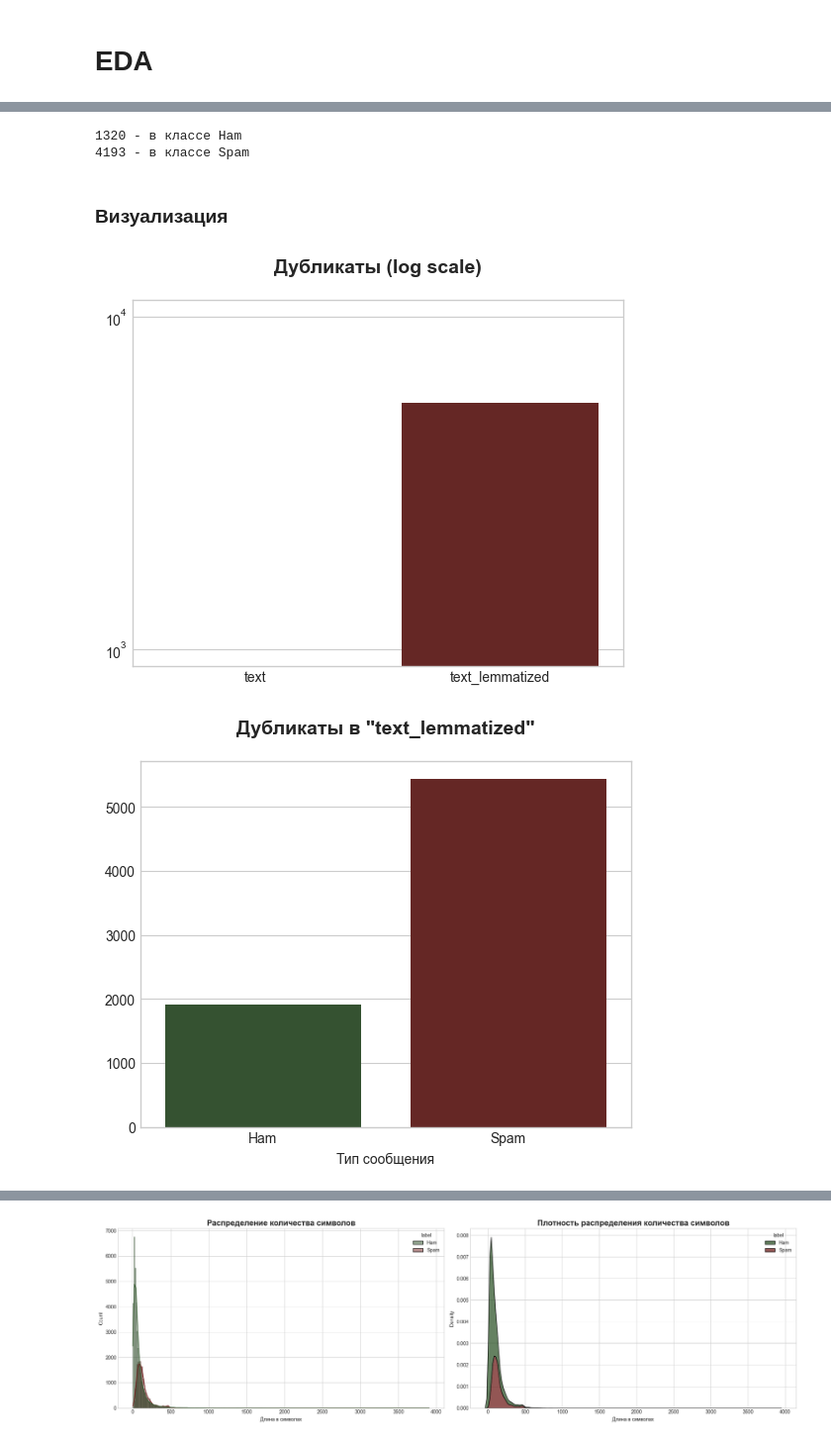
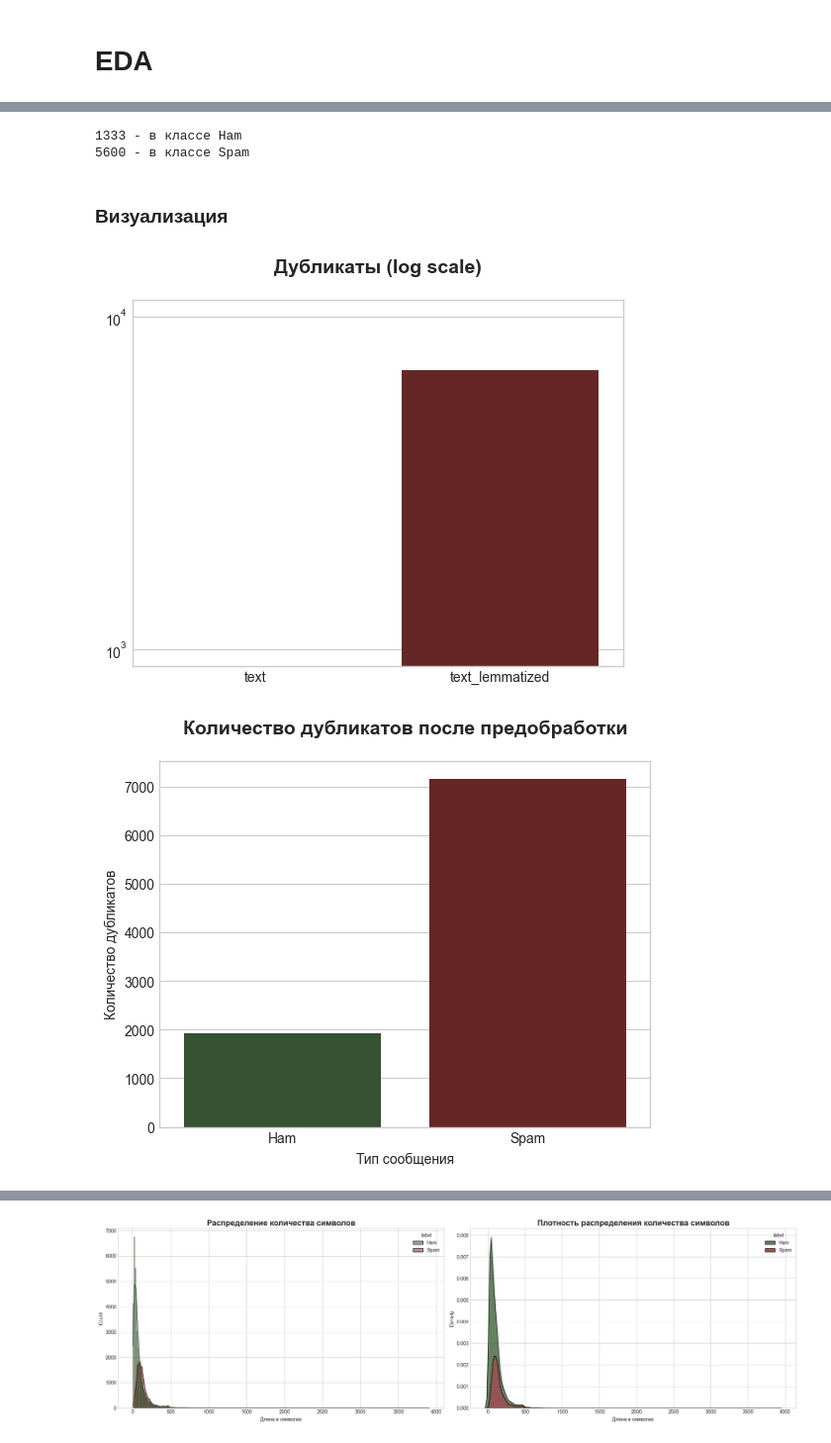
Before and after one commit to cherryBOMBcherry/project_SpamBotDetector, a Jupyter notebook: EDA.ipynb, the cells around one changed output, grey strips where cells are left out. Shown at 99% size. Drawn from its saved outputs; the diff is of its cells as text; code cells hidden in the pictures.

```diff
--- a/EDA.ipynb
+++ b/EDA.ipynb
@@ -227,0 +199,4 @@ df.head(5)
+# %%
+df = pd.read_csv('.\\datasets\\ham_spam_dataset_preprocessed.csv', index_col = 0)
+df.dropna(inplace = True, ignore_index = True)
+df.head(5)
@@ -273,8 +255,8 @@ df_check (df)
 print(df[df['label'] == 0].duplicated(subset=['text_lemmatized']).sum(), "- в классе Ham")
 print(df[df['label'] == 1].duplicated(subset=['text_lemmatized']).sum(), "- в классе Spam")
 # %% [output]
-1320 - в классе Ham
-4193 - в классе Spam
+1333 - в классе Ham
+5600 - в классе Spam
 # %% [markdown]
 ### Визуализация
 # %%
@@ -293,22 +275,22 @@ plt.yscale('log') # делаем столбик 'text' заметее на фо
 plt.title('Дубликаты (log scale)', fontsize=14, fontweight='bold', pad=20)
 plt.show()
 # %% [output]
-[figure, old version]
+[figure, new version]
 # %%
 # график количества дубликатов в леммат. варианте
 sns.countplot(
     data=df[df.duplicated(subset=['text_lemmatized'], keep=False)],
     x='label',
     hue=df['label'].map({0: 'Ham', 1: 'Spam'}),
     palette=["#31572c", '#6f1d1b'],
     legend=False,
 )
 
-plt.title('Дубликаты в "text_lemmatized"', fontsize=14, fontweight='bold', pad=20)
+plt.title('Количество дубликатов после предобработки', fontsize=14, fontweight='bold', pad=20)
 plt.xticks([0, 1], ['Ham', 'Spam'])
 plt.xlabel('Тип сообщения')
-plt.ylabel('') # уберем подпись оси Y
+plt.ylabel('Количество дубликатов')
 plt.show()
 # %% [output]
-[figure, old version]
+[figure, new version]
 # %% [markdown]
```
Also changed, not shown: parts of 16 cells of this notebook, 5 other files.
